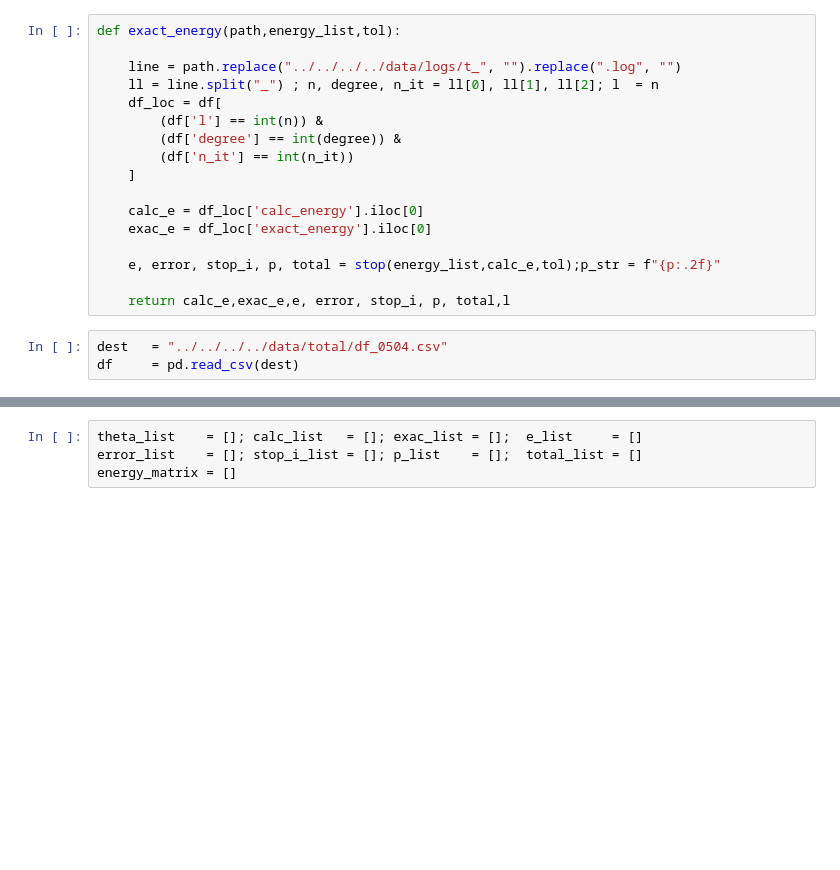
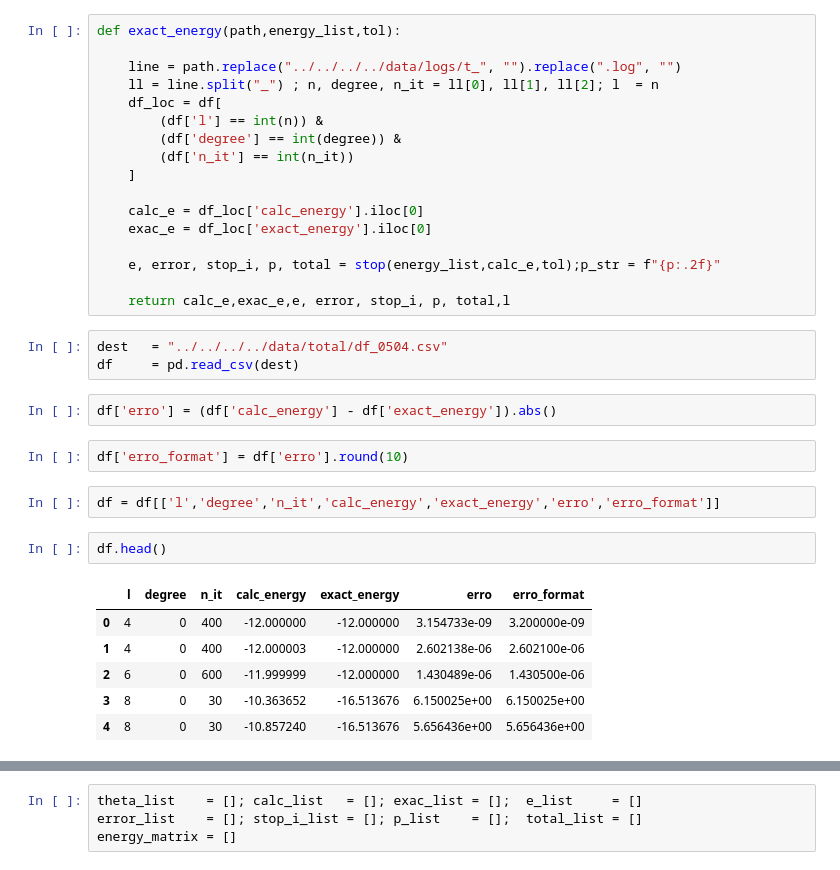
Before and after one commit to mardoniofranca/tupannqs, a Jupyter notebook: source/1_nnqs/2_prepare/jup/4_view_log_phases_n_04.ipynb, the cells around one changed output, grey strips where cells are left out. Saved outputs shown, nothing was run; the diff lists cells and outputs as text; blank space fills up the shorter version.

```diff
--- a/source/1_nnqs/2_prepare/jup/4_view_log_phases_n_04.ipynb
+++ b/source/1_nnqs/2_prepare/jup/4_view_log_phases_n_04.ipynb
@@ -71,3 +71,18 @@ def exact_energy(path,energy_list,tol):
 # %%
 dest   = "../../../../data/total/df_0504.csv"
 df     = pd.read_csv(dest)
+# %%
+df['erro'] = (df['calc_energy'] - df['exact_energy']).abs()
+# %%
+df['erro_format'] = df['erro'].round(10)
+# %%
+df = df[['l','degree','n_it','calc_energy','exact_energy','erro','erro_format']]
+# %%
+df.head()
+# %% [output]
+|  | l | degree | n_it | calc_energy | exact_energy | erro | erro_format |
+| 0 | 4 | 0 | 400 | -12.000000 | -12.000000 | 3.154733e-09 | 3.200000e-09 |
+| 1 | 4 | 0 | 400 | -12.000003 | -12.000000 | 2.602138e-06 | 2.602100e-06 |
+| 2 | 6 | 0 | 600 | -11.999999 | -12.000000 | 1.430489e-06 | 1.430500e-06 |
+| 3 | 8 | 0 | 30 | -10.363652 | -16.513676 | 6.150025e+00 | 6.150025e+00 |
+| 4 | 8 | 0 | 30 | -10.857240 | -16.513676 | 5.656436e+00 | 5.656436e+00 |
```
Also changed, not shown: parts of 2 cells of this notebook, 14 other files.
